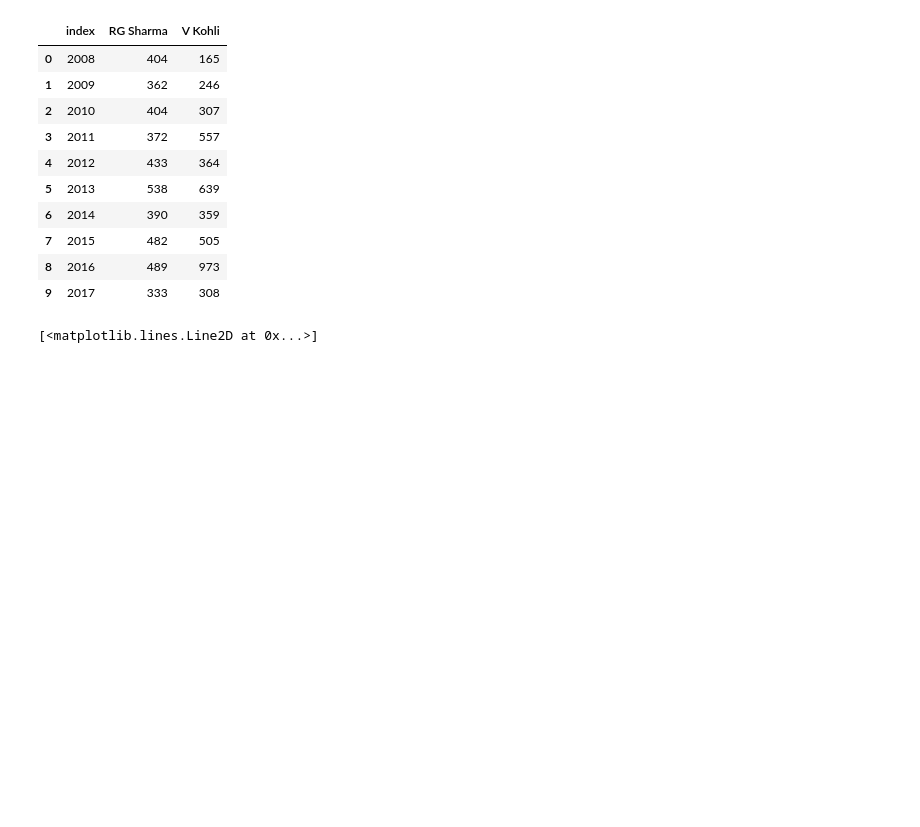
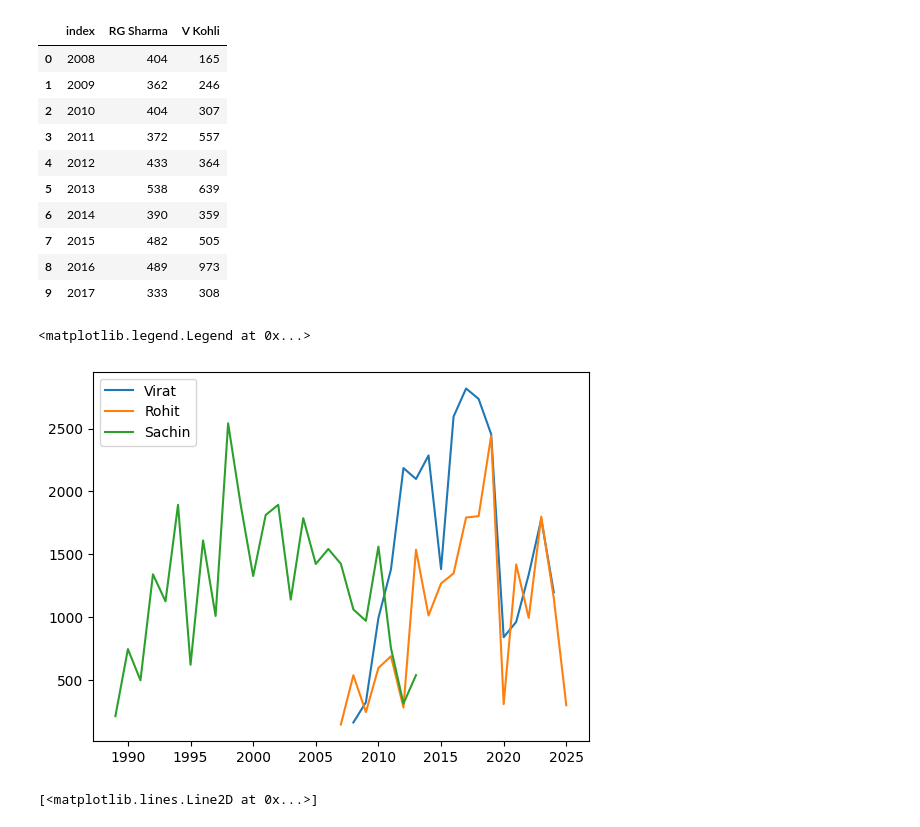
Before and after one commit to Priya-Rathor/Machine-learning, a Jupyter notebook: Day7-matplotlib/basic.ipynb, the cells around one changed output. Drawn from its saved outputs; the diff is of its cells as text; code cells hidden in the pictures; blank space fills up the shorter version.

```diff
--- a/Day7-matplotlib/basic.ipynb
+++ b/Day7-matplotlib/basic.ipynb
@@ -40,6 +40,18 @@ batsman
 | 7 | 2015 | 482 | 505 |
 | 8 | 2016 | 489 | 973 |
 | 9 | 2017 | 333 | 308 |
+# %%
+Virat = pd.read_csv('runs.csv')
+Rohit = pd.read_csv('rohit.csv')
+Sachin = pd.read_csv('Sachin.csv')
+# %%
+plt.plot(Virat['Year'],Virat['Runs'],label ='Virat')
+plt.plot(Rohit['Year'],Rohit['Runs'], label='Rohit')
+plt.plot(Sachin['Year'],Sachin['Runs'], label = 'Sachin')
+plt.legend()
+# %% [output]
+<matplotlib.legend.Legend at 0x...>
+[figure, added]
 # %%
 plt.plot(batsman['index'],batsman['V Kohli'])
 # %% [output]
```
Also changed, not shown: 4 other files.
